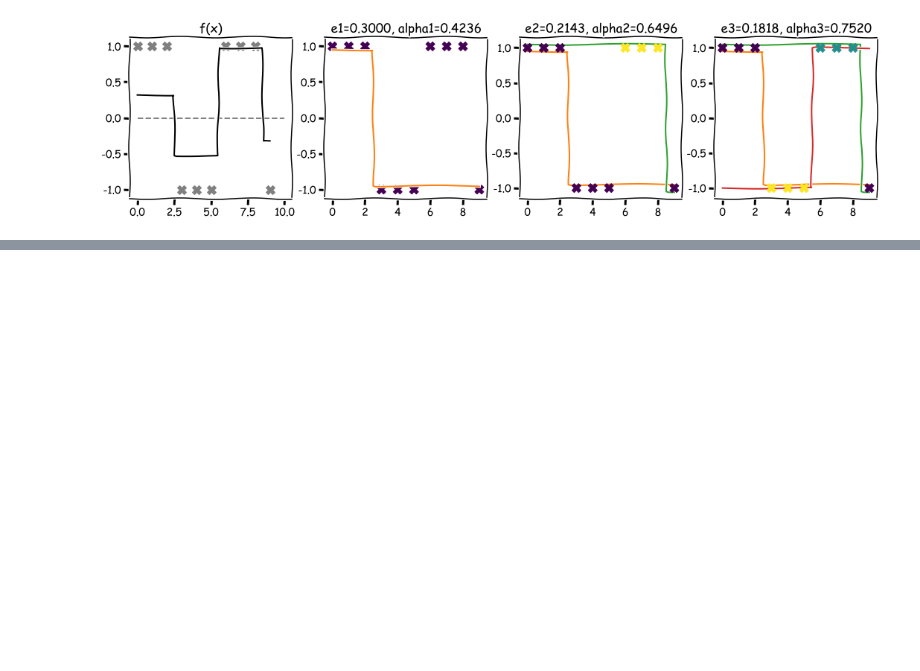
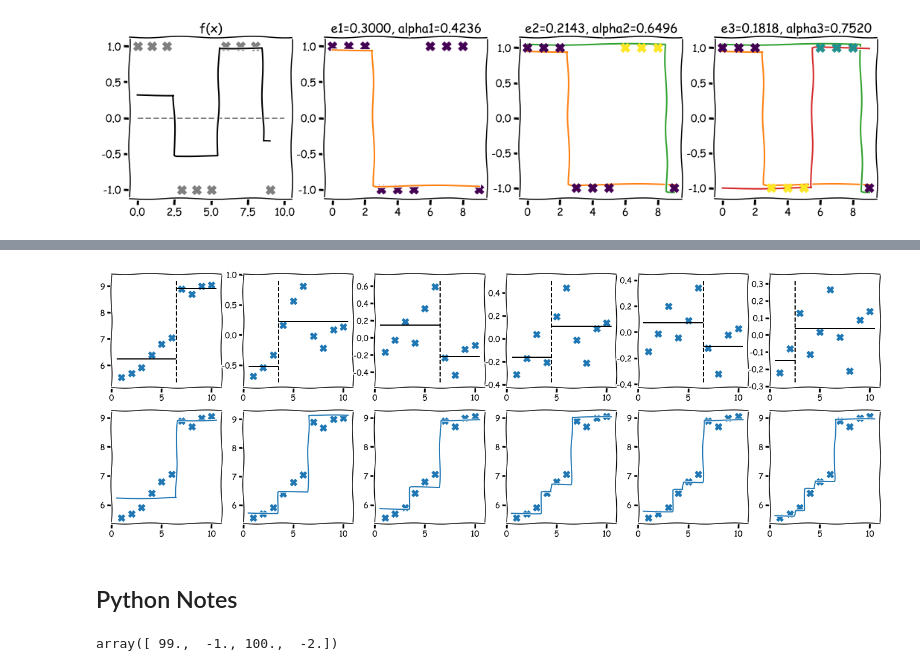
Before and after one commit to JiaRu2016/LiHang_StatisticalLearningMethod, a Jupyter notebook: C8-boosting/boosting.ipynb, the cells around one changed output, grey strips where cells are left out. Cells and saved outputs as stored; diff of their text form; code cells hidden in the pictures; blank space fills up the shorter version.

```diff
--- a/C8-boosting/boosting.ipynb
+++ b/C8-boosting/boosting.ipynb
@@ -233,0 +500,29 @@ Text(0.5, 1.0, 'f(x)')
+# %%
+fig, axs = plt.subplots(2, 6, figsize=(6*4, 2*4))
+
+T1.plot(axs[0, 0])
+T2.plot(axs[0, 1])
+T3.plot(axs[0, 2])
+T4.plot(axs[0, 3])
+T5.plot(axs[0, 4])
+T6.plot(axs[0, 5])
+
+f1.plot(axs[1, 0])
+f2.plot(axs[1, 1])
+f3.plot(axs[1, 2])
+f4.plot(axs[1, 3])
+f5.plot(axs[1, 4])
+f6.plot(axs[1, 5])
+# %% [output]
+[figure, added]
+# %% [markdown]
+## Python Notes
+# %%
+a = np.zeros(4)
+a[[True, False, True, False]] = np.array([99, 100])
+a
+
+a[[False, True, False, True]] = np.array([-1, -2])
+a
+# %% [output]
+array([ 99.,  -1., 100.,  -2.])
```
Also changed, not shown: parts of 13 cells of this notebook.
